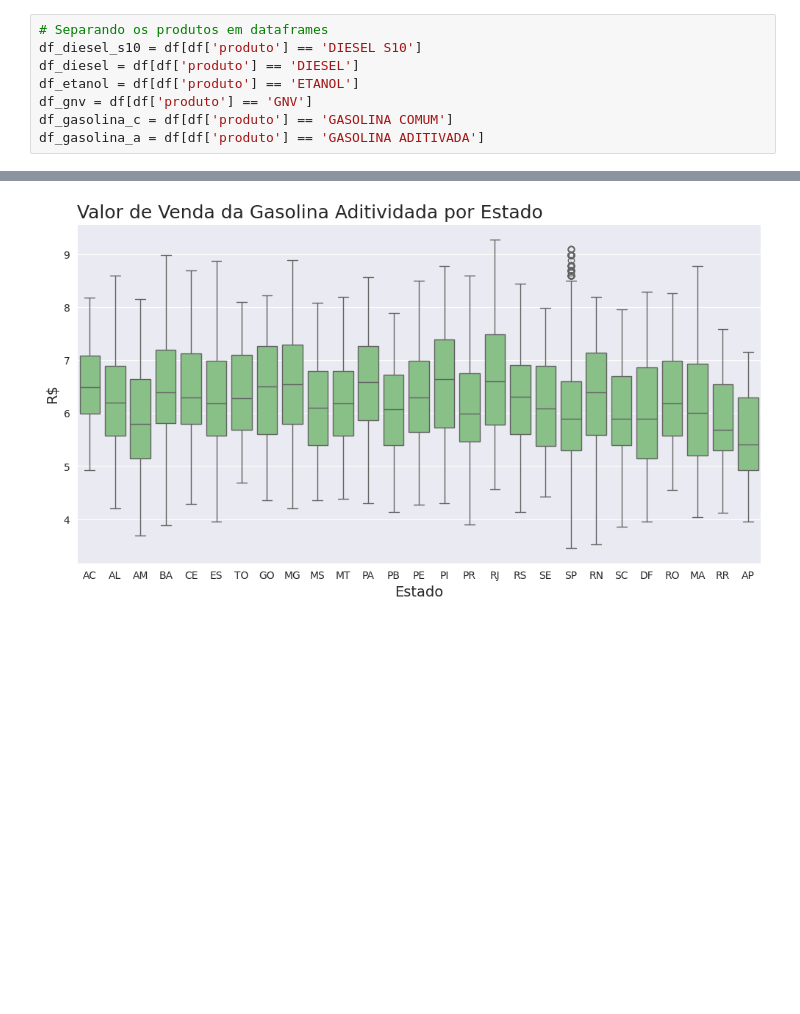
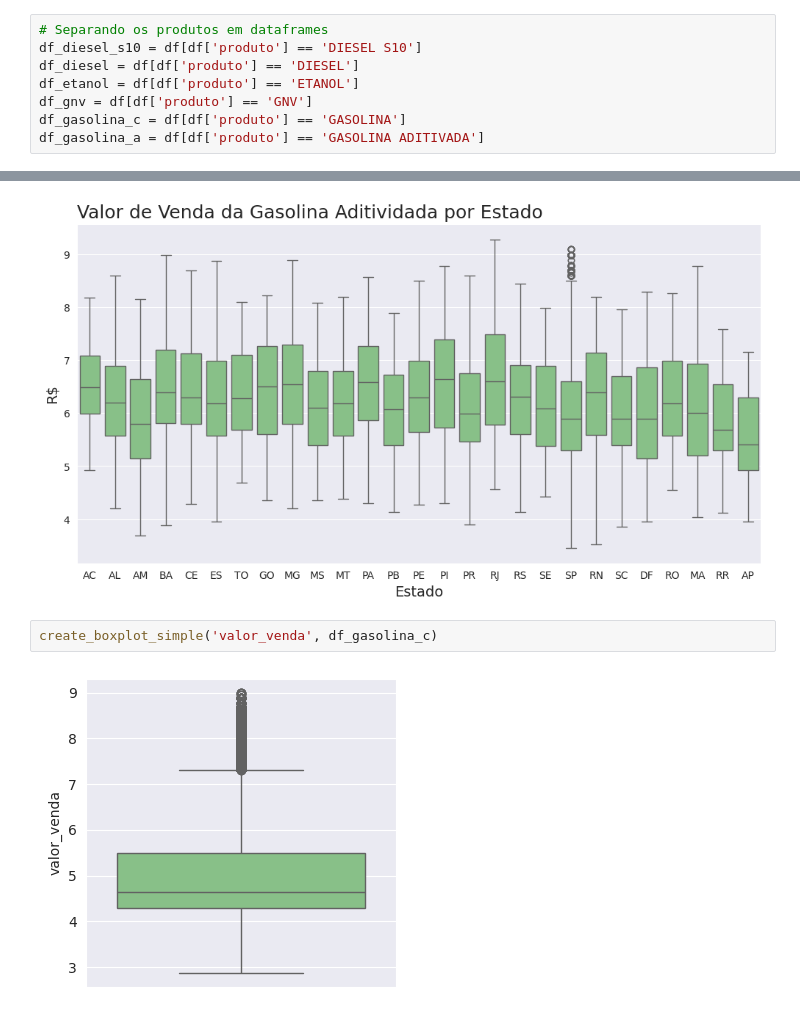
Before and after one commit to edupmon/fiap, a Jupyter notebook: pos-tech/data-analytics/fase-4/viz.ipynb, the cells around one changed output, grey strips where cells are left out. Saved outputs shown, nothing was run; the diff lists cells and outputs as text; blank space fills up the shorter version.

```diff
--- a/pos-tech/data-analytics/fase-4/viz.ipynb
+++ b/pos-tech/data-analytics/fase-4/viz.ipynb
@@ -123,7 +125,7 @@ df_diesel_s10 = df[df['produto'] == 'DIESEL S10']
 df_diesel = df[df['produto'] == 'DIESEL']
 df_etanol = df[df['produto'] == 'ETANOL']
 df_gnv = df[df['produto'] == 'GNV']
-df_gasolina_c = df[df['produto'] == 'GASOLINA COMUM']
+df_gasolina_c = df[df['produto'] == 'GASOLINA']
 df_gasolina_a = df[df['produto'] == 'GASOLINA ADITIVADA']
 # %% [markdown]
 # Funções para geração de gráficos
@@ -153,3 +155,7 @@ create_boxplot('Valor de Venda da Gasolina Aditividada por Estado',
                df_gasolina_a)
 # %% [output]
 [figure]
+# %%
+create_boxplot_simple('valor_venda', df_gasolina_c)
+# %% [output]
+[figure, added]
```
Also changed, not shown: parts of 14 cells of this notebook.
